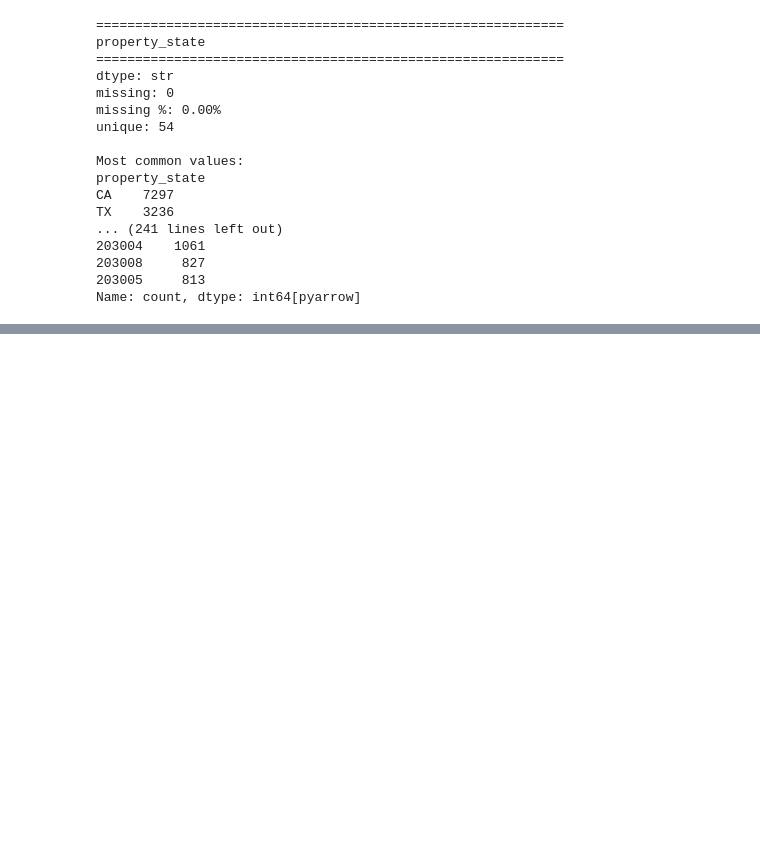
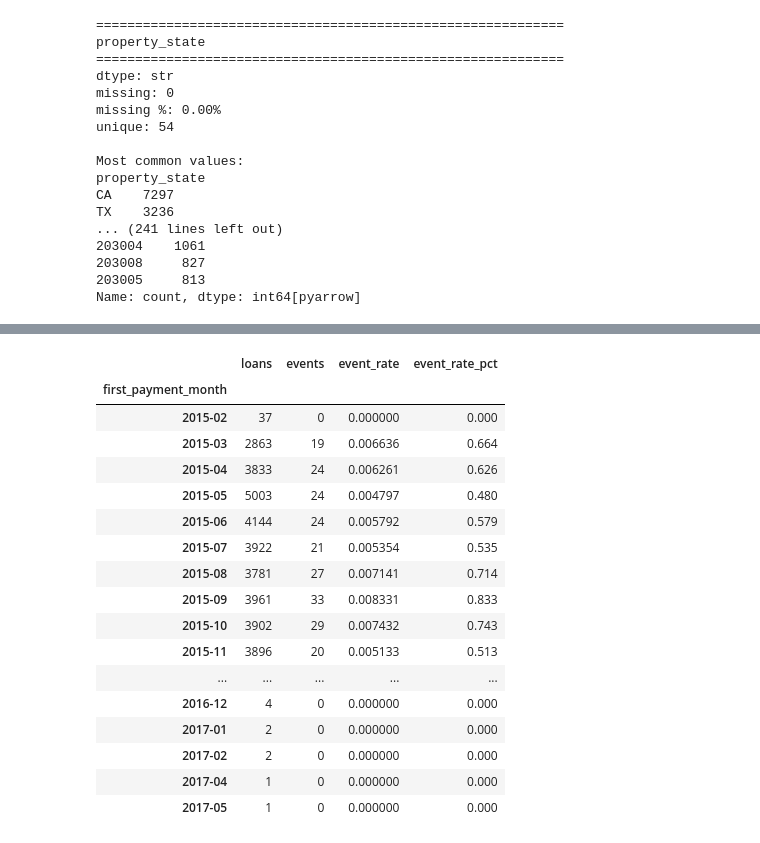
Before and after one commit to dhrumilvora/mortgage-credit-risk, a Jupyter notebook: test.ipynb, the cells around one changed output, grey strips where cells are left out. Drawn from its saved outputs; the diff is of its cells as text; code cells hidden in the pictures; blank space fills up the shorter version.

```diff
--- a/test.ipynb
+++ b/test.ipynb
@@ -473,0 +526,10 @@ Name: count, dtype: int64[pyarrow]
+# %%
+dates = pd.to_datetime(
+    model_base["first_payment_date"],
+    format="%Y%m",
+)
+
+print("Earliest:", dates.min())
+print("Latest:", dates.max())
+
+display(dates.dt.to_period("M").value_counts().sort_index())
@@ -473,0 +556,31 @@ Name: count, dtype: int64[pyarrow]
+# %%
+tmp = model_base.assign(first_payment_month=dates.dt.to_period("M"))
+
+monthly_target = tmp.groupby("first_payment_month")["ever_90dpd_24m"].agg(
+    loans="size",
+    events="sum",
+    event_rate="mean",
+)
+
+monthly_target["event_rate_pct"] = (monthly_target["event_rate"] * 100).round(3)
+
+display(monthly_target)
+# %% [output]
+|  | loans | events | event_rate | event_rate_pct |
+| first_payment_month |  |  |  |  |
+| 2015-02 | 37 | 0 | 0.000000 | 0.000 |
+| 2015-03 | 2863 | 19 | 0.006636 | 0.664 |
+| 2015-04 | 3833 | 24 | 0.006261 | 0.626 |
+| 2015-05 | 5003 | 24 | 0.004797 | 0.480 |
+| 2015-06 | 4144 | 24 | 0.005792 | 0.579 |
+| 2015-07 | 3922 | 21 | 0.005354 | 0.535 |
+| 2015-08 | 3781 | 27 | 0.007141 | 0.714 |
+| 2015-09 | 3961 | 33 | 0.008331 | 0.833 |
+| 2015-10 | 3902 | 29 | 0.007432 | 0.743 |
+| 2015-11 | 3896 | 20 | 0.005133 | 0.513 |
+| ... | ... | ... | ... | ... |
+| 2016-12 | 4 | 0 | 0.000000 | 0.000 |
+| 2017-01 | 2 | 0 | 0.000000 | 0.000 |
+| 2017-02 | 2 | 0 | 0.000000 | 0.000 |
+| 2017-04 | 1 | 0 | 0.000000 | 0.000 |
+| 2017-05 | 1 | 0 | 0.000000 | 0.000 |
```
Also changed, not shown: parts of 4 cells of this notebook, 9 other files.
